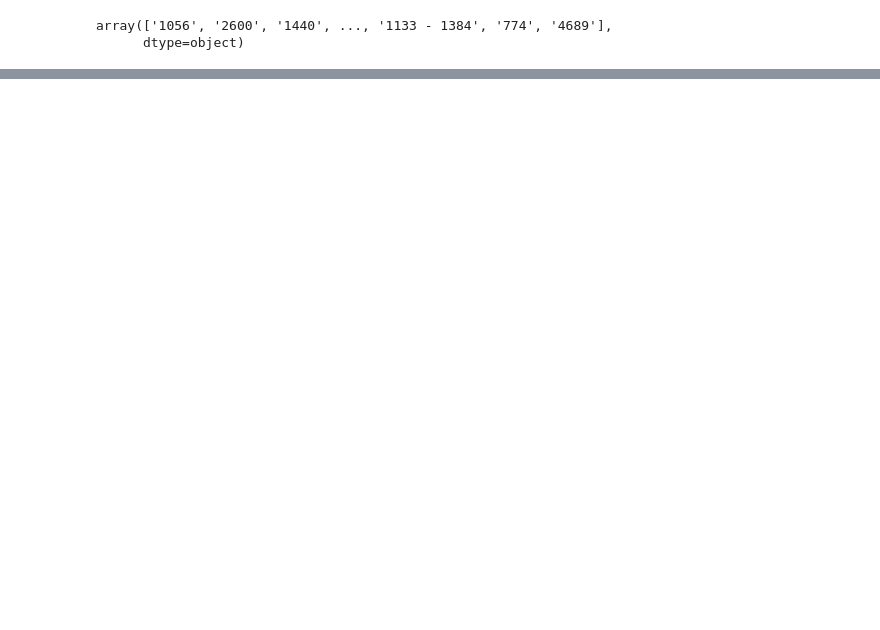
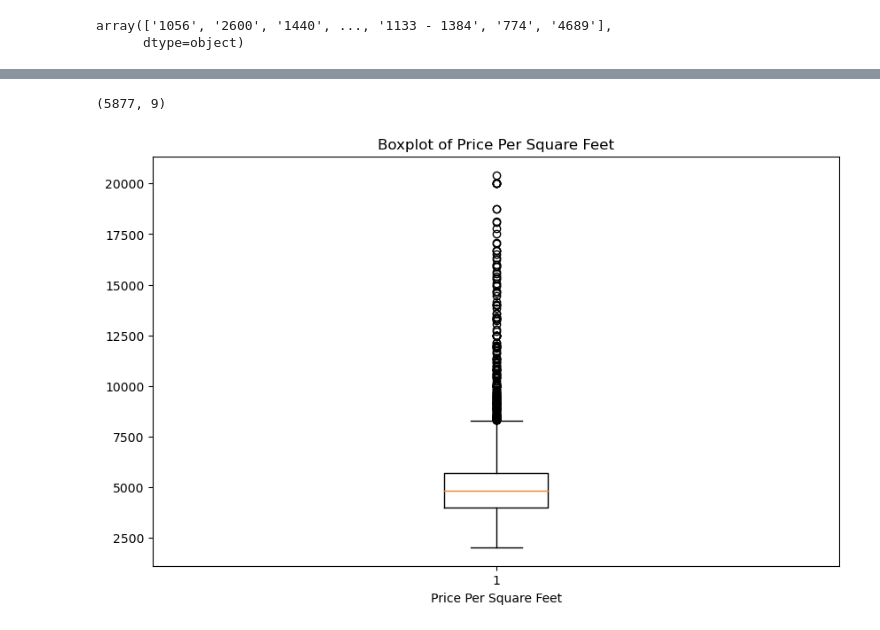
Before and after one commit to wswu001/Real_Estate_Prediction, a Jupyter notebook: data_processing.ipynb, the cells around one changed output, grey strips where cells are left out. Drawn from its saved outputs; the diff is of its cells as text; code cells hidden in the pictures; blank space fills up the shorter version.

```diff
--- a/data_processing.ipynb
+++ b/data_processing.ipynb
@@ -129,0 +318,22 @@ def is_float(x):
+# %%
+def remove_price_outlier(df):
+    df_new = pd.DataFrame()
+    for key, subdf in df.groupby('location'):
+        avg = np.mean(subdf.price_per_sqft)
+        st = np.std(subdf.price_per_sqft)
+        keep = subdf[(subdf.price_per_sqft >= (avg-st)) & (subdf.price_per_sqft <= (avg+st))]
+        df_new = pd.concat([df_new, keep], ignore_index=True)
+    return df_new
+# %%
+df7 = remove_price_outlier(df6)
+df7.shape
+# %% [output]
+(5877, 9)
+# %%
+plt.figure(figsize=(10,6))
+plt.boxplot(df7['price_per_sqft'].dropna())
+plt.title('Boxplot of Price Per Square Feet')
+plt.xlabel('Price Per Square Feet')
+plt.show()
+# %% [output]
+[figure, added]
```
Also changed, not shown: parts of 31 cells of this notebook.
